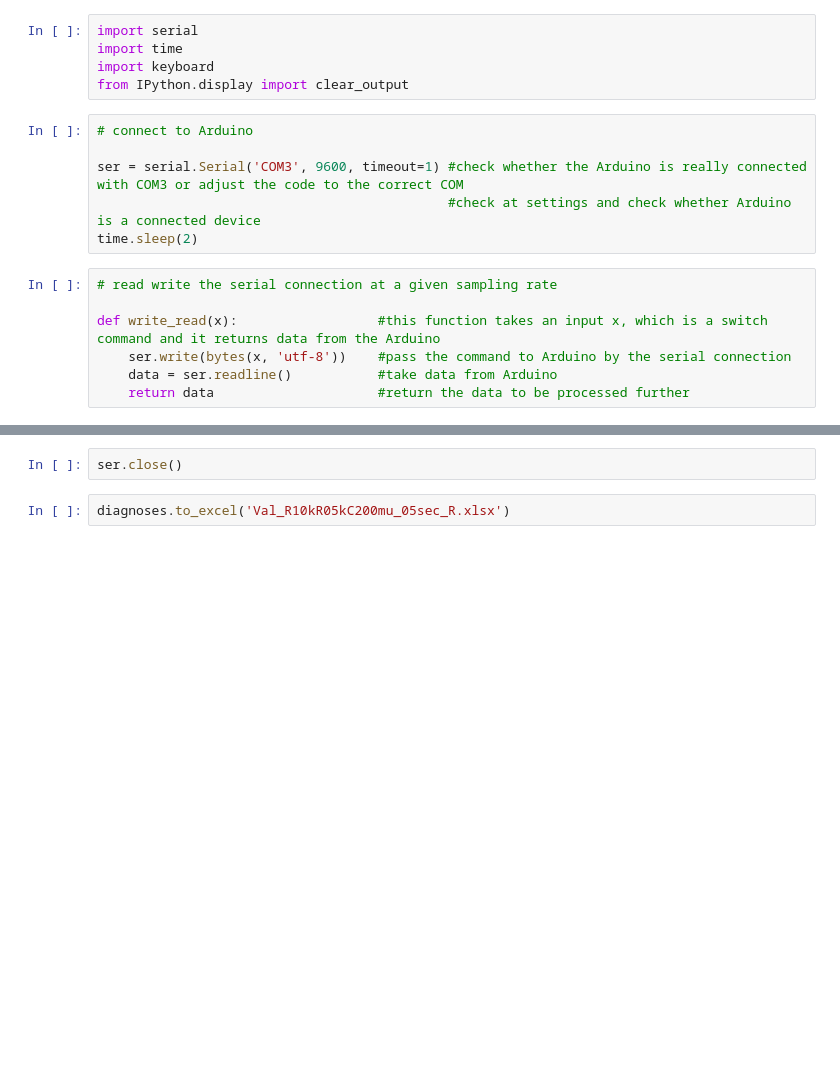
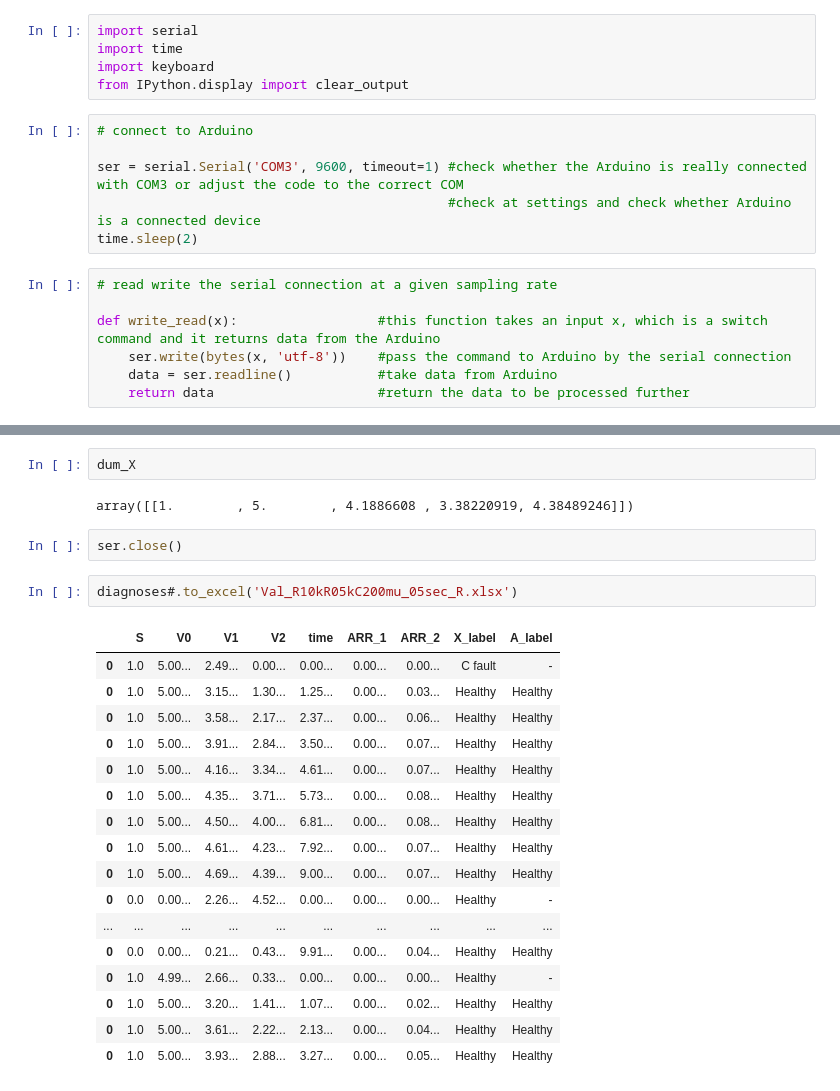
Before and after one commit to chrisrijsdijk/RAMS, a Jupyter notebook: notebook/Arduino_RRC/RRC_FDI_singles.ipynb, the cells around one changed output, grey strips where cells are left out. Saved outputs shown, nothing was run; the diff lists cells and outputs as text; blank space fills up the shorter version.

```diff
--- a/notebook/Arduino_RRC/RRC_FDI_singles.ipynb
+++ b/notebook/Arduino_RRC/RRC_FDI_singles.ipynb
@@ -240,7 +242,29 @@ You pressed <q>uit
+# %%
+dum_X
+# %% [output]
+array([[1.        , 5.        , 4.1886608 , 3.38220919, 4.38489246]])
 # %%
 ser.close()
 # %%
-diagnoses.to_excel('Val_R10kR05kC200mu_05sec_R.xlsx')
+diagnoses#.to_excel('Val_R10kR05kC200mu_05sec_R.xlsx')
+# %% [output]
+|  | S | V0 | V1 | V2 | time | ARR_1 | ARR_2 | X_label | A_label |
+| 0 | 1.0 | 5.00... | 2.49... | 0.00... | 0.00... | 0.00... | 0.00... | C fault | - |
+| 0 | 1.0 | 5.00... | 3.15... | 1.30... | 1.25... | 0.00... | 0.03... | Healthy | Healthy |
+| 0 | 1.0 | 5.00... | 3.58... | 2.17... | 2.37... | 0.00... | 0.06... | Healthy | Healthy |
+| 0 | 1.0 | 5.00... | 3.91... | 2.84... | 3.50... | 0.00... | 0.07... | Healthy | Healthy |
+| 0 | 1.0 | 5.00... | 4.16... | 3.34... | 4.61... | 0.00... | 0.07... | Healthy | Healthy |
+| 0 | 1.0 | 5.00... | 4.35... | 3.71... | 5.73... | 0.00... | 0.08... | Healthy | Healthy |
+| 0 | 1.0 | 5.00... | 4.50... | 4.00... | 6.81... | 0.00... | 0.08... | Healthy | Healthy |
+| 0 | 1.0 | 5.00... | 4.61... | 4.23... | 7.92... | 0.00... | 0.07... | Healthy | Healthy |
+| 0 | 1.0 | 5.00... | 4.69... | 4.39... | 9.00... | 0.00... | 0.07... | Healthy | Healthy |
+| 0 | 0.0 | 0.00... | 2.26... | 4.52... | 0.00... | 0.00... | 0.00... | Healthy | - |
+| ... | ... | ... | ... | ... | ... | ... | ... | ... | ... |
+| 0 | 0.0 | 0.00... | 0.21... | 0.43... | 9.91... | 0.00... | 0.04... | Healthy | Healthy |
+| 0 | 1.0 | 4.99... | 2.66... | 0.33... | 0.00... | 0.00... | 0.00... | Healthy | - |
+| 0 | 1.0 | 5.00... | 3.20... | 1.41... | 1.07... | 0.00... | 0.02... | Healthy | Healthy |
+| 0 | 1.0 | 5.00... | 3.61... | 2.22... | 2.13... | 0.00... | 0.04... | Healthy | Healthy |
+| 0 | 1.0 | 5.00... | 3.93... | 2.88... | 3.27... | 0.00... | 0.05... | Healthy | Healthy |
 # %%
 diagnoses.groupby([' X_label']).agg({'S':'size',
                                      '   V0   ':['mean','min','max'],
```
Also changed, not shown: parts of 5 cells of this notebook, 1 other file.
